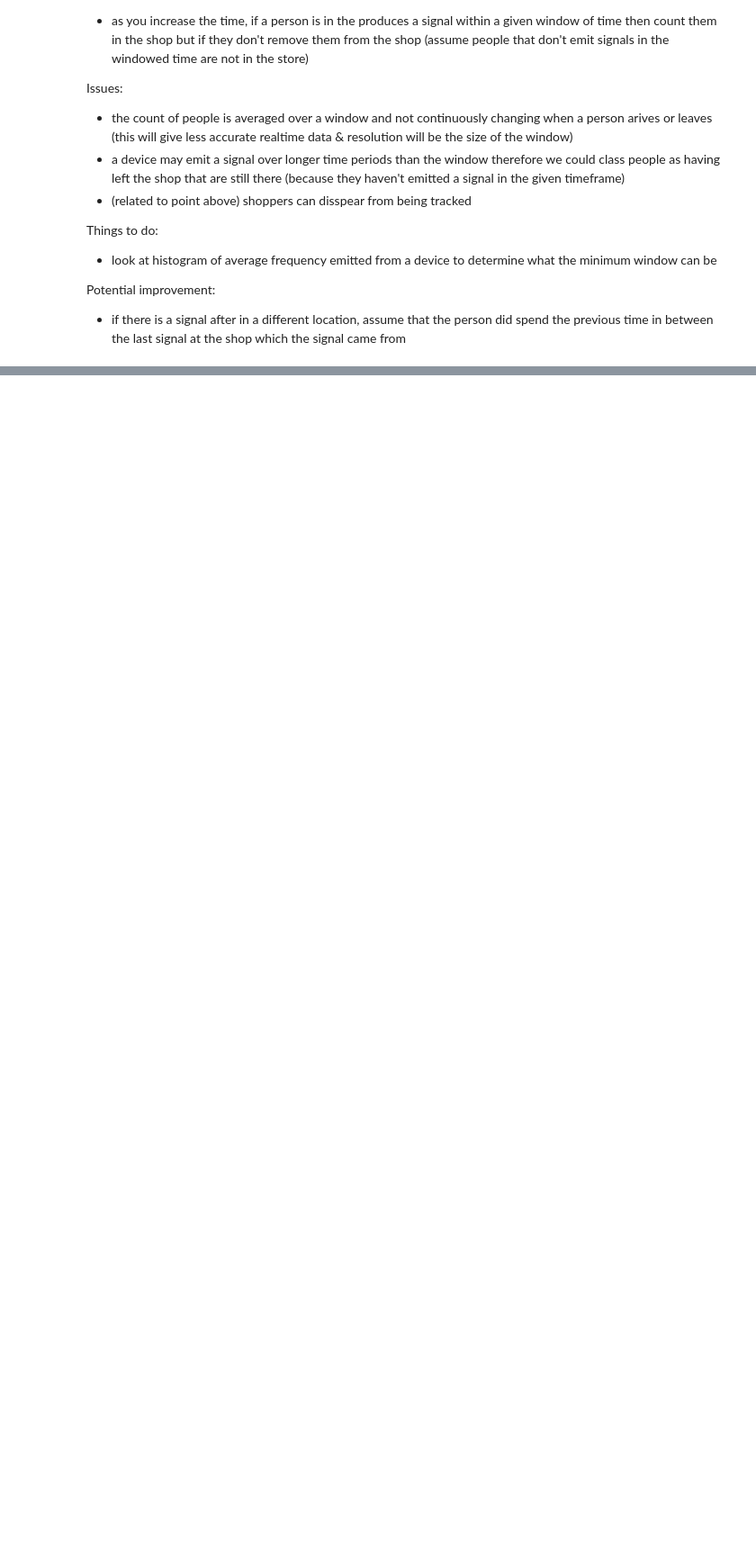
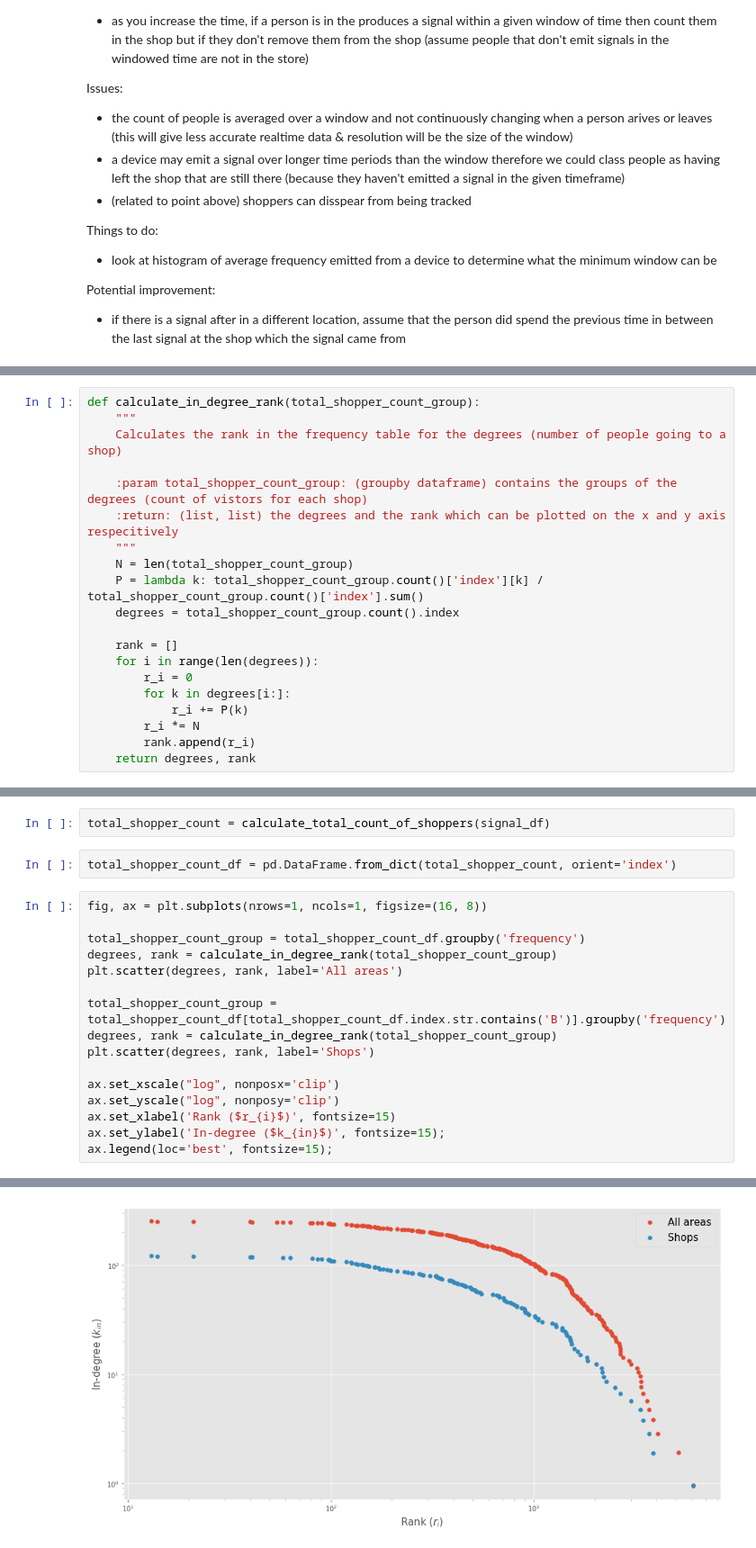
Before and after one commit to Beaulieu318/msci-complexity-project, a Jupyter notebook: msci/analysis/notebooks/bsc_networks_analysis.ipynb, the cells around one changed output, grey strips where cells are left out. Shown at 90% size. Saved outputs shown, nothing was run; the diff lists cells and outputs as text; blank space fills up the shorter version.

```diff
--- a/msci/analysis/notebooks/bsc_networks_analysis.ipynb
+++ b/msci/analysis/notebooks/bsc_networks_analysis.ipynb
@@ -130,0 +129,20 @@ create_count_of_shoppers_gif(count_of_shoppers, frame_times);
+# %%
+def calculate_in_degree_rank(total_shopper_count_group):
+    """
+    Calculates the rank in the frequency table for the degrees (number of people going to a shop)
+
+    :param total_shopper_count_group: (groupby dataframe) contains the groups of the degrees (count of vistors for each shop)
+    :return: (list, list) the degrees and the rank which can be plotted on the x and y axis respecitively
+    """
+    N = len(total_shopper_count_group)
+    P = lambda k: total_shopper_count_group.count()['index'][k] / total_shopper_count_group.count()['index'].sum()
+    degrees = total_shopper_count_group.count().index
+
+    rank = []
+    for i in range(len(degrees)):
+        r_i = 0
+        for k in degrees[i:]:
+            r_i += P(k)
+        r_i *= N
+        rank.append(r_i)
+    return degrees, rank
@@ -130,0 +151,21 @@ create_count_of_shoppers_gif(count_of_shoppers, frame_times);
+# %%
+total_shopper_count = calculate_total_count_of_shoppers(signal_df)
+# %%
+total_shopper_count_df = pd.DataFrame.from_dict(total_shopper_count, orient='index')
+# %%
+fig, ax = plt.subplots(nrows=1, ncols=1, figsize=(16, 8))
+
+total_shopper_count_group = total_shopper_count_df.groupby('frequency')
+degrees, rank = calculate_in_degree_rank(total_shopper_count_group)
+plt.scatter(degrees, rank, label='All areas')
+
+total_shopper_count_group = total_shopper_count_df[total_shopper_count_df.index.str.contains('B')].groupby('frequency')
+degrees, rank = calculate_in_degree_rank(total_shopper_count_group)
+plt.scatter(degrees, rank, label='Shops')
+
+ax.set_xscale("log", nonposx='clip')
+ax.set_yscale("log", nonposy='clip')
+ax.set_xlabel('Rank ($r_{i}$)', fontsize=15)
+ax.set_ylabel('In-degree ($k_{in}$)', fontsize=15);
+ax.legend(loc='best', fontsize=15);
+# %% [output]
@@ -130,0 +173 @@ create_count_of_shoppers_gif(count_of_shoppers, frame_times);
+[figure, added]
```
Also changed, not shown: parts of 15 cells of this notebook, 2 other files.
